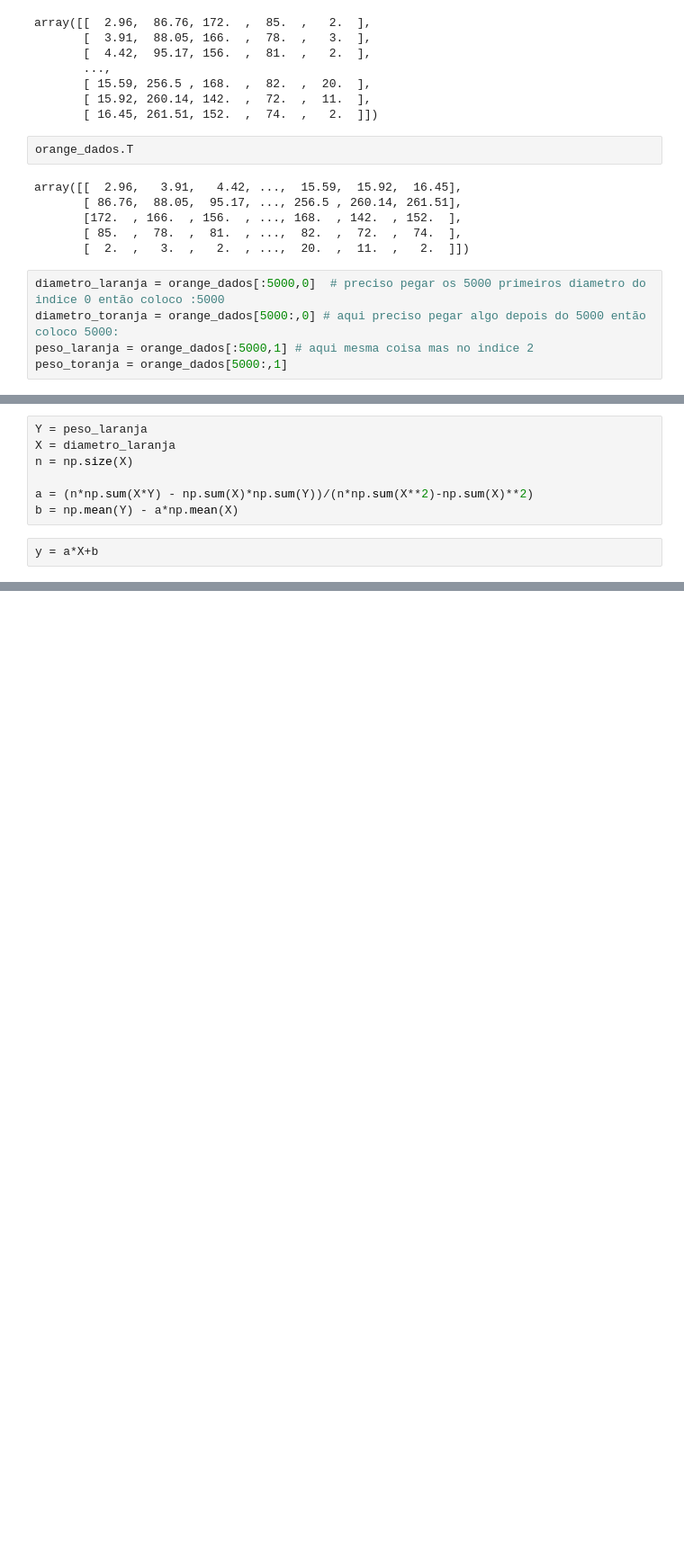
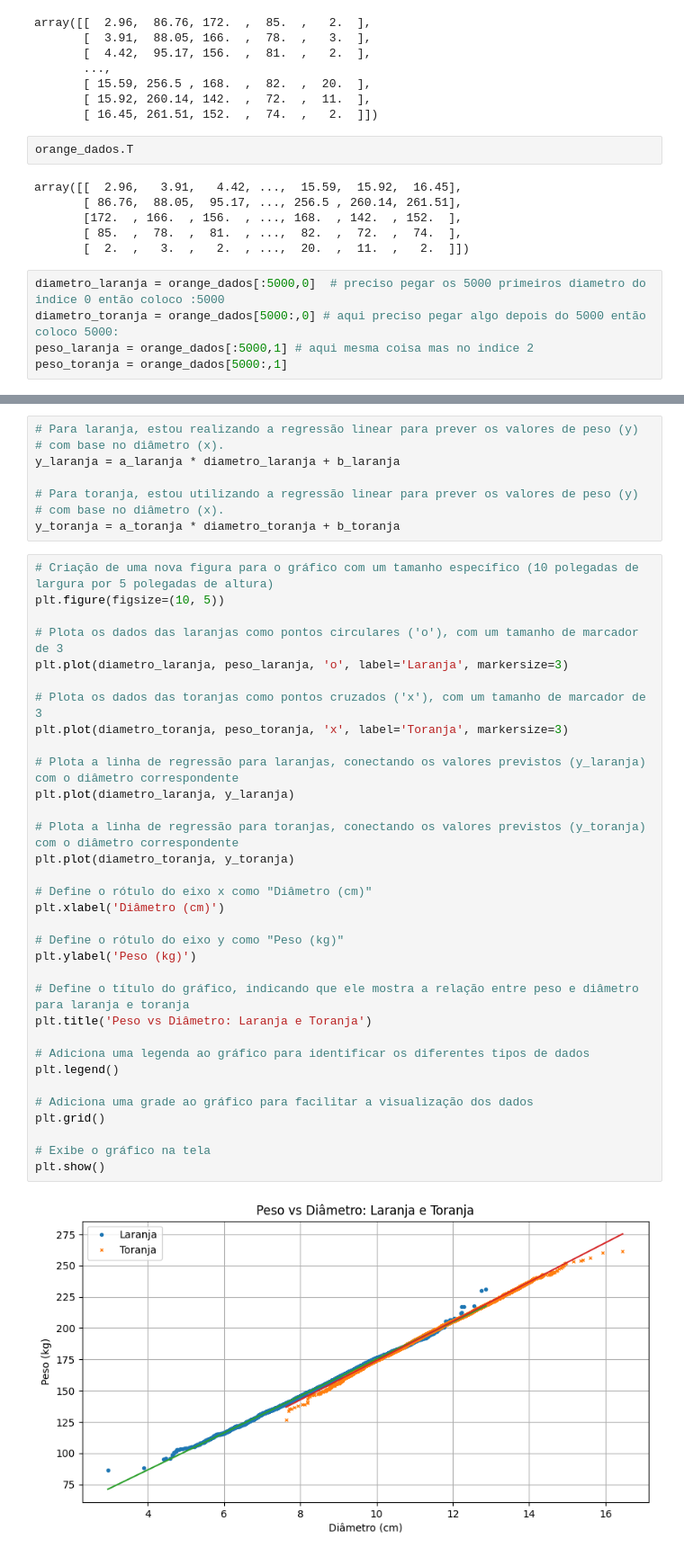
Before and after one commit to felipesayegg/Python-para-Data-Science, a Jupyter notebook: Numpy_curso.ipynb, the cells around one changed output, grey strips where cells are left out. Shown at 90% size. Drawn from its saved outputs; the diff is of its cells as text; blank space fills up the shorter version.

```diff
--- a/Numpy_curso.ipynb
+++ b/Numpy_curso.ipynb
@@ -455,9 +440,0 @@ plt.show()
-# %%
-Y = peso_laranja
-X = diametro_laranja
-n = np.size(X)
-
-a = (n*np.sum(X*Y) - np.sum(X)*np.sum(Y))/(n*np.sum(X**2)-np.sum(X)**2)
-b = np.mean(Y) - a*np.mean(X)
-# %%
-y = a*X+b
@@ -489,3 +501,46 @@ print(f"Coeficientes Toranja: a = {a_toranja:.4f}, b = {b_toranja:.4f}")
 # %% [output]
 Coeficientes Laranja: a = 14.7997, b = 27.3856
 Coeficientes Toranja: a = 15.7088, b = 17.0071
+# %%
+# Para laranja, estou realizando a regressão linear para prever os valores de peso (y)
+# com base no diâmetro (x).
+y_laranja = a_laranja * diametro_laranja + b_laranja
+
+# Para toranja, estou utilizando a regressão linear para prever os valores de peso (y)
+# com base no diâmetro (x).
+y_toranja = a_toranja * diametro_toranja + b_toranja
+# %%
+# Criação de uma nova figura para o gráfico com um tamanho específico (10 polegadas de largura por 5 polegadas de altura)
+plt.figure(figsize=(10, 5))
+
+# Plota os dados das laranjas como pontos circulares ('o'), com um tamanho de marcador de 3
+plt.plot(diametro_laranja, peso_laranja, 'o', label='Laranja', markersize=3)
+
+# Plota os dados das toranjas como pontos cruzados ('x'), com um tamanho de marcador de 3
+plt.plot(diametro_toranja, peso_toranja, 'x', label='Toranja', markersize=3)
+
+# Plota a linha de regressão para laranjas, conectando os valores previstos (y_laranja) com o diâmetro correspondente
+plt.plot(diametro_laranja, y_laranja)
+
+# Plota a linha de regressão para toranjas, conectando os valores previstos (y_toranja) com o diâmetro correspondente
+plt.plot(diametro_toranja, y_toranja)
+
+# Define o rótulo do eixo x como "Diâmetro (cm)"
+plt.xlabel('Diâmetro (cm)')
+
+# Define o rótulo do eixo y como "Peso (kg)"
+plt.ylabel('Peso (kg)')
+
+# Define o título do gráfico, indicando que ele mostra a relação entre peso e diâmetro para laranja e toranja
+plt.title('Peso vs Diâmetro: Laranja e Toranja')
+
+# Adiciona uma legenda ao gráfico para identificar os diferentes tipos de dados
+plt.legend()
+
+# Adiciona uma grade ao gráfico para facilitar a visualização dos dados
+plt.grid()
+
+# Exibe o gráfico na tela
+plt.show()
+# %% [output]
+[figure, added]
```
Also changed, not shown: parts of 4 cells of this notebook.
